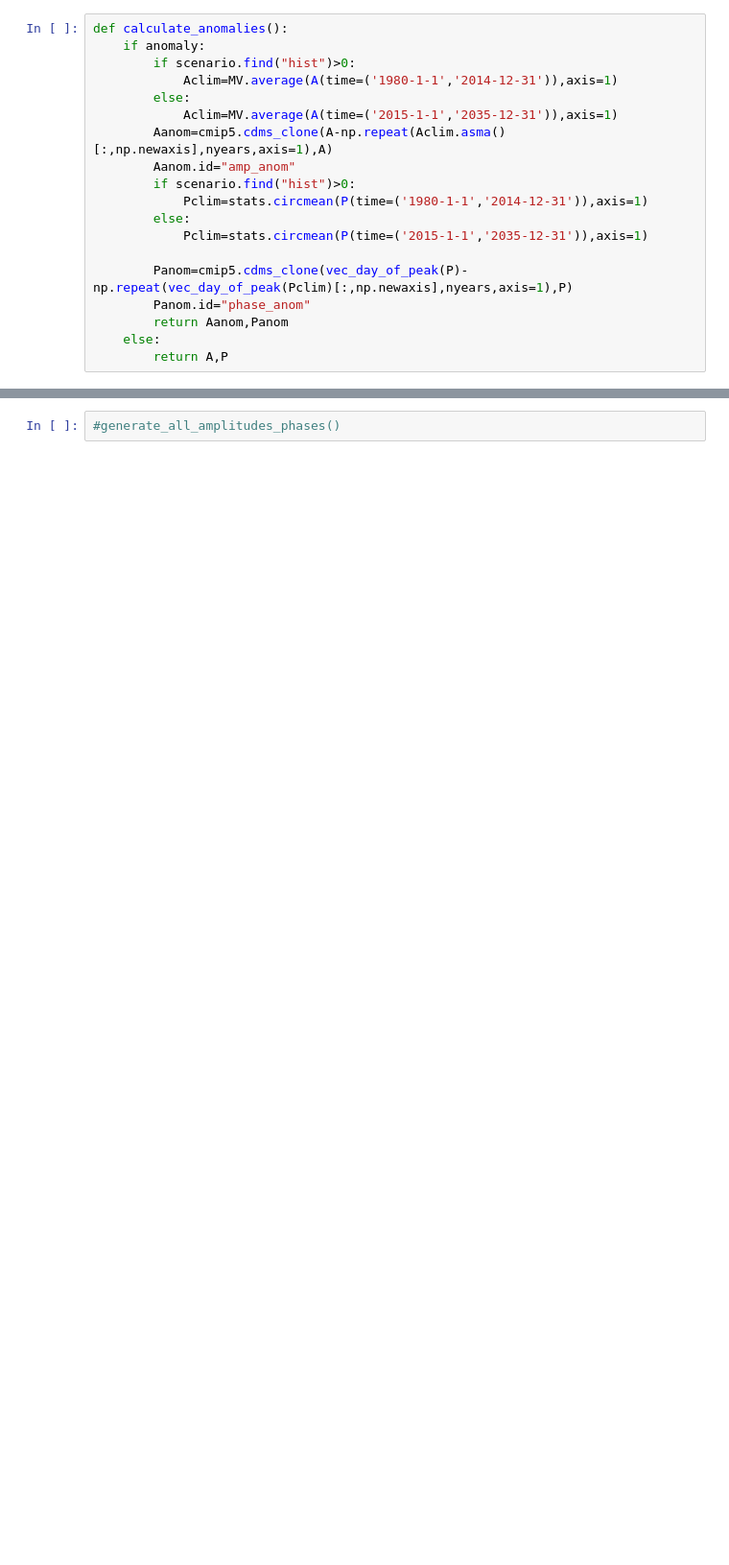
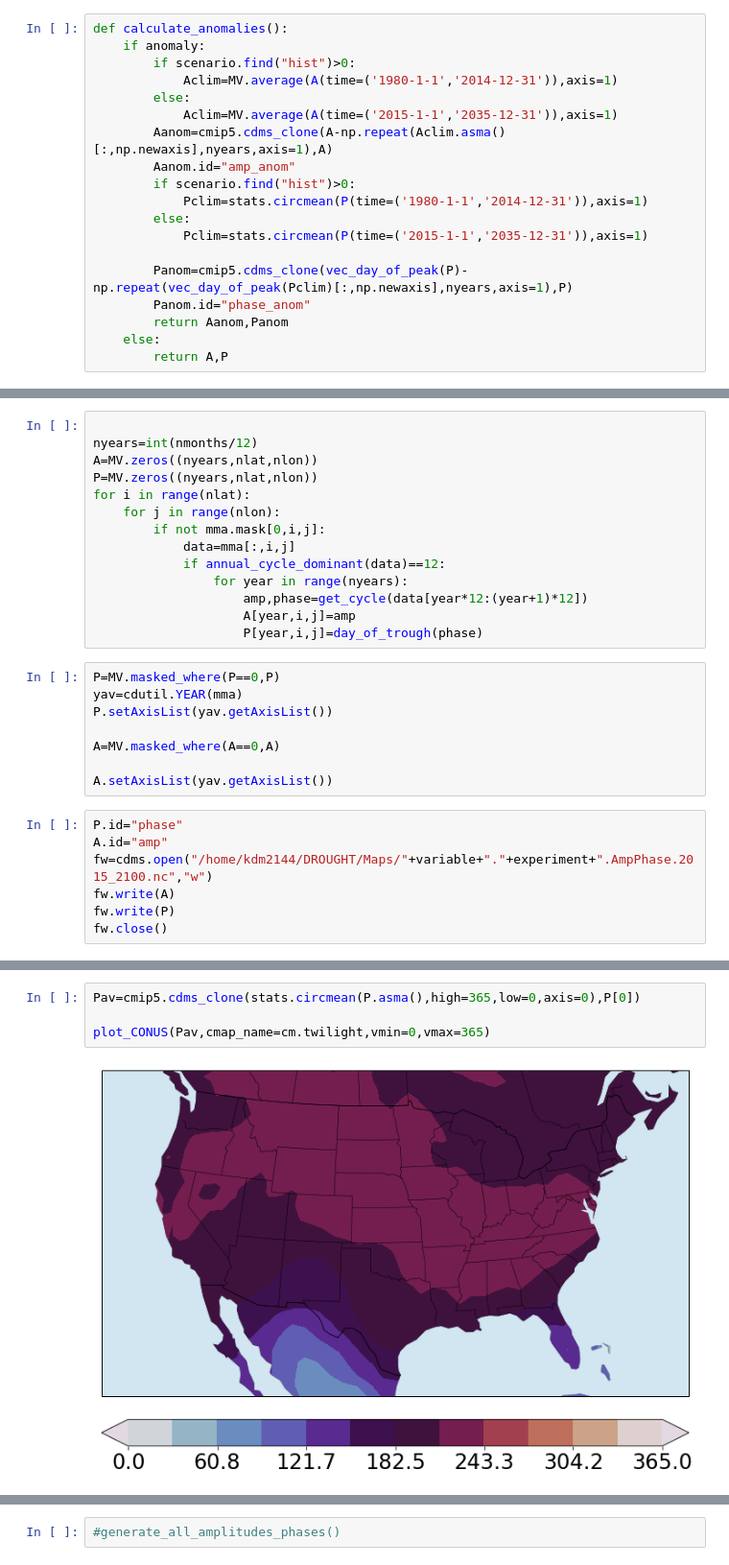
Before and after one commit to katemarvel/NCA4Drought, a Jupyter notebook: AmpPhase.ipynb, the cells around one changed output, grey strips where cells are left out. Shown at 96% size. Cells and saved outputs as stored; diff of their text form; blank space fills up the shorter version.

```diff
--- a/AmpPhase.ipynb
+++ b/AmpPhase.ipynb
@@ -180,0 +206,29 @@ glob.glob("/Volumes/MarvelCMIP6/NCA4regions/*")
+# %%
+
+nyears=int(nmonths/12)
+A=MV.zeros((nyears,nlat,nlon))
+P=MV.zeros((nyears,nlat,nlon))
+for i in range(nlat):
+    for j in range(nlon):
+        if not mma.mask[0,i,j]:
+            data=mma[:,i,j]
+            if annual_cycle_dominant(data)==12:
+                for year in range(nyears):
+                    amp,phase=get_cycle(data[year*12:(year+1)*12])
+                    A[year,i,j]=amp
+                    P[year,i,j]=day_of_trough(phase)
+# %%
+P=MV.masked_where(P==0,P)
+yav=cdutil.YEAR(mma)
+P.setAxisList(yav.getAxisList())
+
+A=MV.masked_where(A==0,A)
+
+A.setAxisList(yav.getAxisList())
+# %%
+P.id="phase"
+A.id="amp"
+fw=cdms.open("/home/kdm2144/DROUGHT/Maps/"+variable+"."+experiment+".AmpPhase.2015_2100.nc","w")
+fw.write(A)
+fw.write(P)
+fw.close()
@@ -180,0 +284,6 @@ glob.glob("/Volumes/MarvelCMIP6/NCA4regions/*")
+# %%
+Pav=cmip5.cdms_clone(stats.circmean(P.asma(),high=365,low=0,axis=0),P[0])
+
+plot_CONUS(Pav,cmap_name=cm.twilight,vmin=0,vmax=365)
+# %% [output]
+[figure, added]
```
Also changed, not shown: parts of 64 cells of this notebook, 8 other files.
